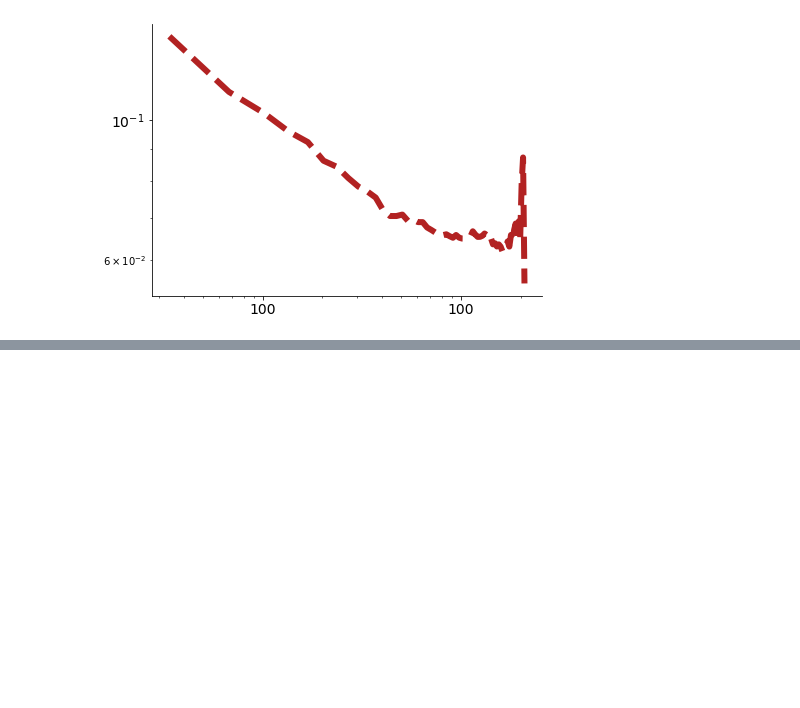
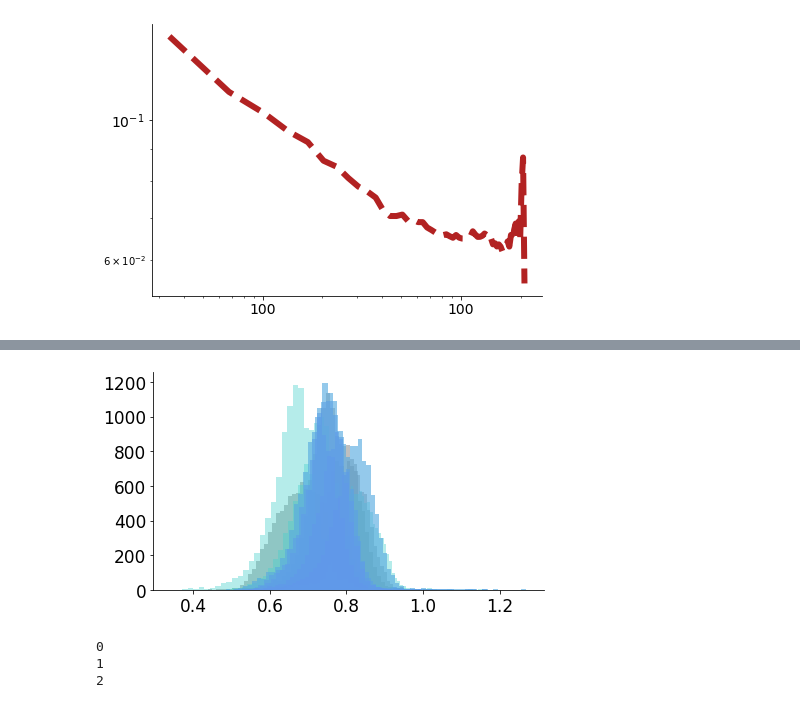
Before and after one commit to dmnburrows/mutant_analysis, a Jupyter notebook: foxg1_criticality.ipynb, the cells around one changed output, grey strips where cells are left out. Drawn from its saved outputs; the diff is of its cells as text; code cells hidden in the pictures; blank space fills up the shorter version.

Commit message:
added state space velocity to foxg1 notebook

```diff
--- a/foxg1_criticality.ipynb
+++ b/foxg1_criticality.ipynb
@@ -1329,0 +1332,8 @@ for i in range(len(blnlist)):
+# %%
+import glob
+experiment = 'BLNLIGHTPTZ-FOXG1'
+savepath = Fdata + experiment + os.sep
+os.chdir(Fdata +  experiment)
+binlist = sorted(glob.glob('*_regtrace*'))
+coordlist =  sorted(glob.glob('*labcoord*'))
+coordlist, binlist
@@ -1329,0 +1371,10 @@ for i in range(len(blnlist)):
+# %%
+# BLN Avalanche distributions
+
+# Visualise
+#---------------------------------------------------------------------------
+wt_list = sorted(glob.glob('*++*PTZ02_*velocity-*.npy*'))
+het_list = sorted(glob.glob('*+--*PTZ02_*velocity-*.npy*'))
+hom_list = sorted(glob.glob('*---*PTZ02_*velocity-*.npy*'))
+
+wt_list, het_list, hom_list
@@ -1329,0 +1399,47 @@ for i in range(len(blnlist)):
+# %%
+colors2 = ['grey','mediumturquoise','cornflowerblue']
+comb_l = [wt_list, het_list, hom_list]
+# %%
+
+
+fig, axarr = plt.subplots(figsize = (7,4))
+
+for e in range(len(comb_l)):
+    if e == 0:
+        for i in range(len(comb_l[e])):
+            plt.hist(np.load(wt_list[i]),color = colors2[0], bins = 50, alpha = 0.5)
+    if e == 1:
+        for i in range(len(comb_l[e])):
+            plt.hist(np.load(het_list[i]),color = colors2[1], bins = 50, alpha = 0.4 )
+    if e == 2:
+        for i in range(len(comb_l[e])):
+            plt.hist(np.load(het_list[i]),color = colors2[2], bins = 50, alpha = 0.4 )
+
+plt.yticks(size = 17)
+plt.xticks(size = 17, visible=True)
+plt.tick_params(axis = "x", which = "both", bottom = True)
+plt.tick_params(axis = "y", which = "both", left = True)
+axarr.spines['top'].set_visible(False)
+axarr.spines['right'].set_visible(False)
+plt.savefig(Ffig + 'foxg1_velocity_emp_ptz.svg', transparent = True)
+plt.show()
+# %% [output]
+[figure, added]
+# %%
+l_list = wt_list, het_list, hom_list
+wt, het, hom = [],[],[]
+choose = 0
+for i in range(len(l_list)):
+    print(i)
+    for e in range(len(l_list[i])):
+        if i == 0:
+            wt = np.append(wt, np.mean(np.load(l_list[i][e])))
+        if i == 1:
+            het = np.append(het, np.mean(np.load(l_list[i][e])))
+
+        if i == 2:
+            hom = np.append(hom, np.mean(np.load(l_list[i][e])))
+# %% [output]
+0
+1
+2
```
Also changed, not shown: parts of 8 cells of this notebook.
